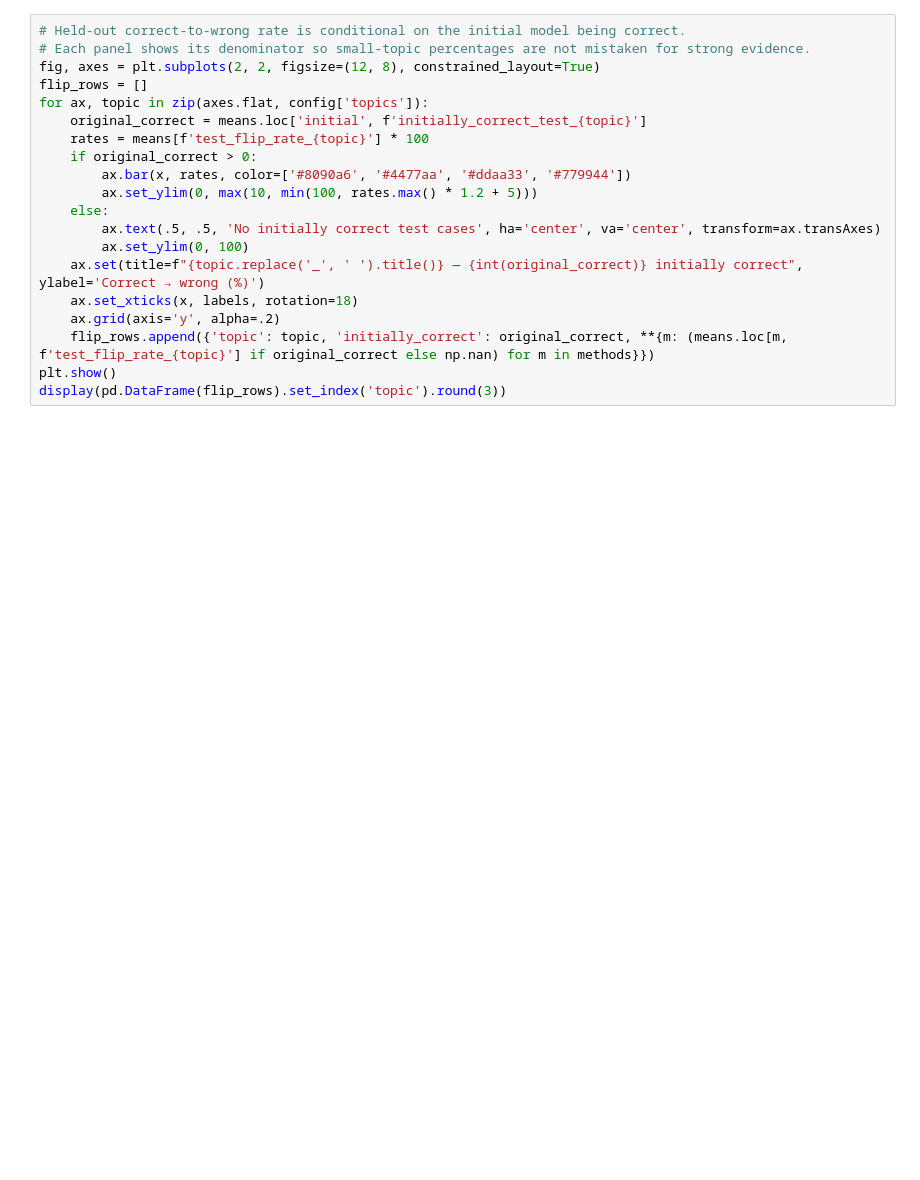
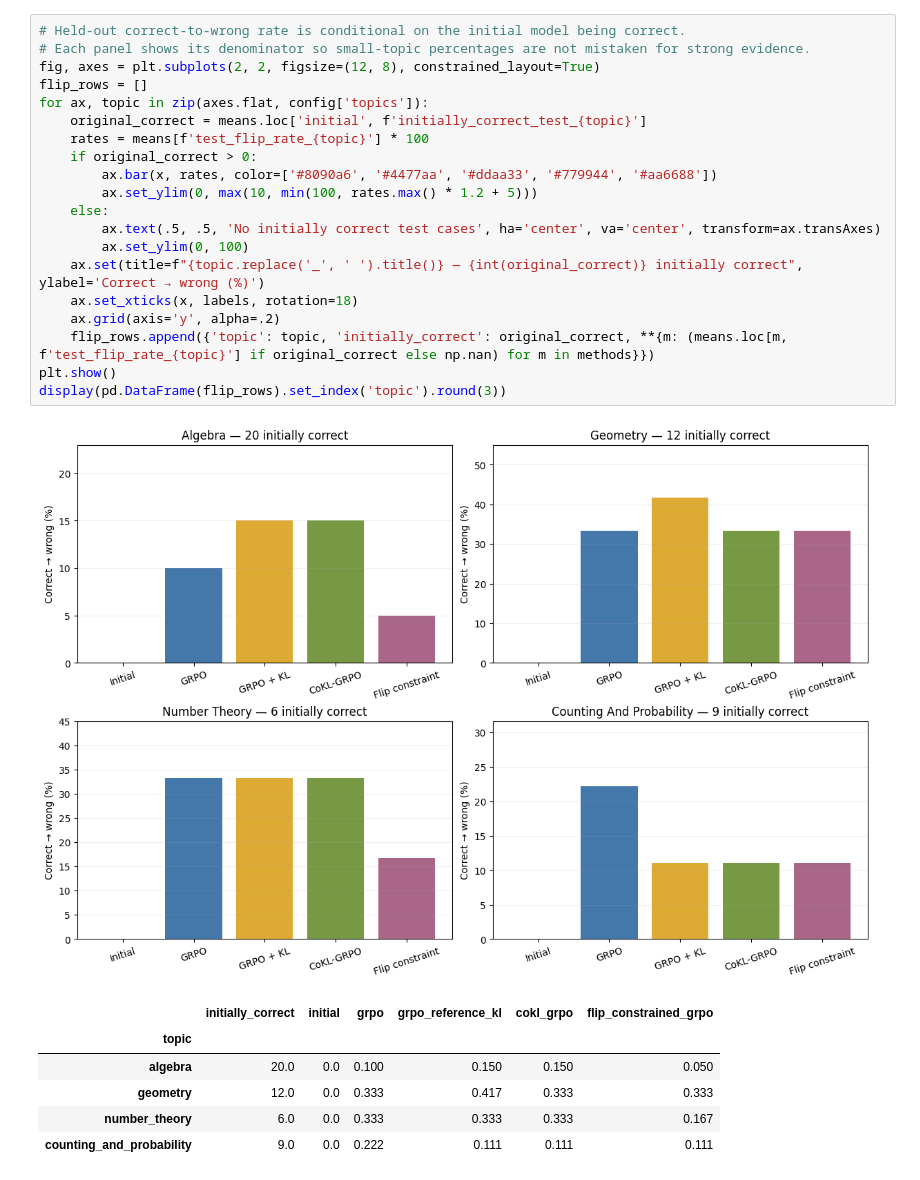
Before and after one commit to longbui125/UNDONE-MATH-post-training-with-a-flip-rate-constraint, a Jupyter notebook: visualize_results.ipynb, the cells around one changed output. Saved outputs shown, nothing was run; the diff lists cells and outputs as text; blank space fills up the shorter version.

```diff
--- a/visualize_results.ipynb
+++ b/visualize_results.ipynb
@@ -95,23 +126,31 @@ display(means[['rollout_tokens','train_seconds','mixed_group_rate','retention_ch
 # %%
 # Held-out correct-to-wrong rate is conditional on the initial model being correct.
 # Each panel shows its denominator so small-topic percentages are not mistaken for strong evidence.
 fig, axes = plt.subplots(2, 2, figsize=(12, 8), constrained_layout=True)
 flip_rows = []
 for ax, topic in zip(axes.flat, config['topics']):
     original_correct = means.loc['initial', f'initially_correct_test_{topic}']
     rates = means[f'test_flip_rate_{topic}'] * 100
     if original_correct > 0:
-        ax.bar(x, rates, color=['#8090a6', '#4477aa', '#ddaa33', '#779944'])
+        ax.bar(x, rates, color=['#8090a6', '#4477aa', '#ddaa33', '#779944', '#aa6688'])
         ax.set_ylim(0, max(10, min(100, rates.max() * 1.2 + 5)))
     else:
         ax.text(.5, .5, 'No initially correct test cases', ha='center', va='center', transform=ax.transAxes)
         ax.set_ylim(0, 100)
     ax.set(title=f"{topic.replace('_', ' ').title()} — {int(original_correct)} initially correct", ylabel='Correct → wrong (%)')
     ax.set_xticks(x, labels, rotation=18)
     ax.grid(axis='y', alpha=.2)
     flip_rows.append({'topic': topic, 'initially_correct': original_correct, **{m: (means.loc[m, f'test_flip_rate_{topic}'] if original_correct else np.nan) for m in methods}})
 plt.show()
 display(pd.DataFrame(flip_rows).set_index('topic').round(3))
+# %% [output]
+[figure, added]
+|  | initially_correct | initial | grpo | grpo_reference_kl | cokl_grpo | flip_constrained_grpo |
+| topic |  |  |  |  |  |  |
+| algebra | 20.0 | 0.0 | 0.100 | 0.150 | 0.150 | 0.050 |
+| geometry | 12.0 | 0.0 | 0.333 | 0.417 | 0.333 | 0.333 |
+| number_theory | 6.0 | 0.0 | 0.333 | 0.333 | 0.333 | 0.167 |
+| counting_and_probability | 9.0 | 0.0 | 0.222 | 0.111 | 0.111 | 0.111 |
 # %%
 folder = output / f"seed_{config['training_seeds'][0]}" / 'flip_constrained_grpo'
 metrics = pd.read_json(folder / 'train_metrics.jsonl', lines=True)
```
Also changed, not shown: parts of 8 cells of this notebook, 20 other files.
